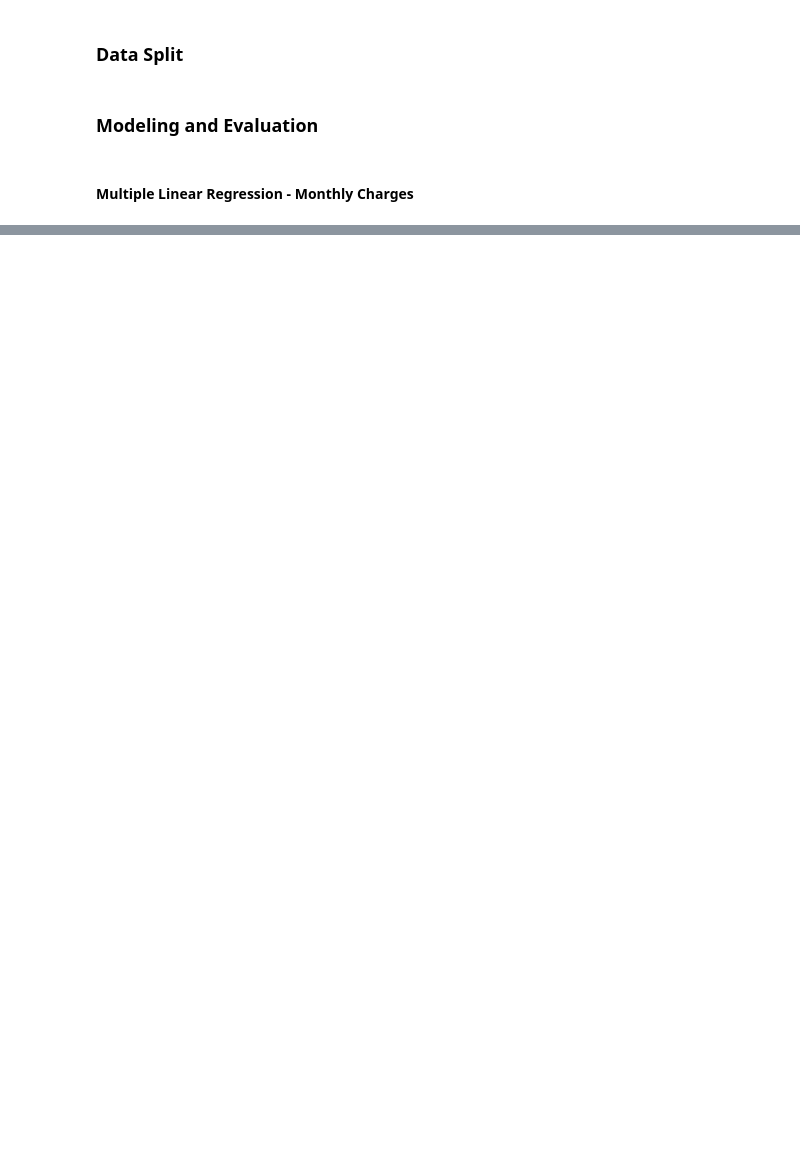
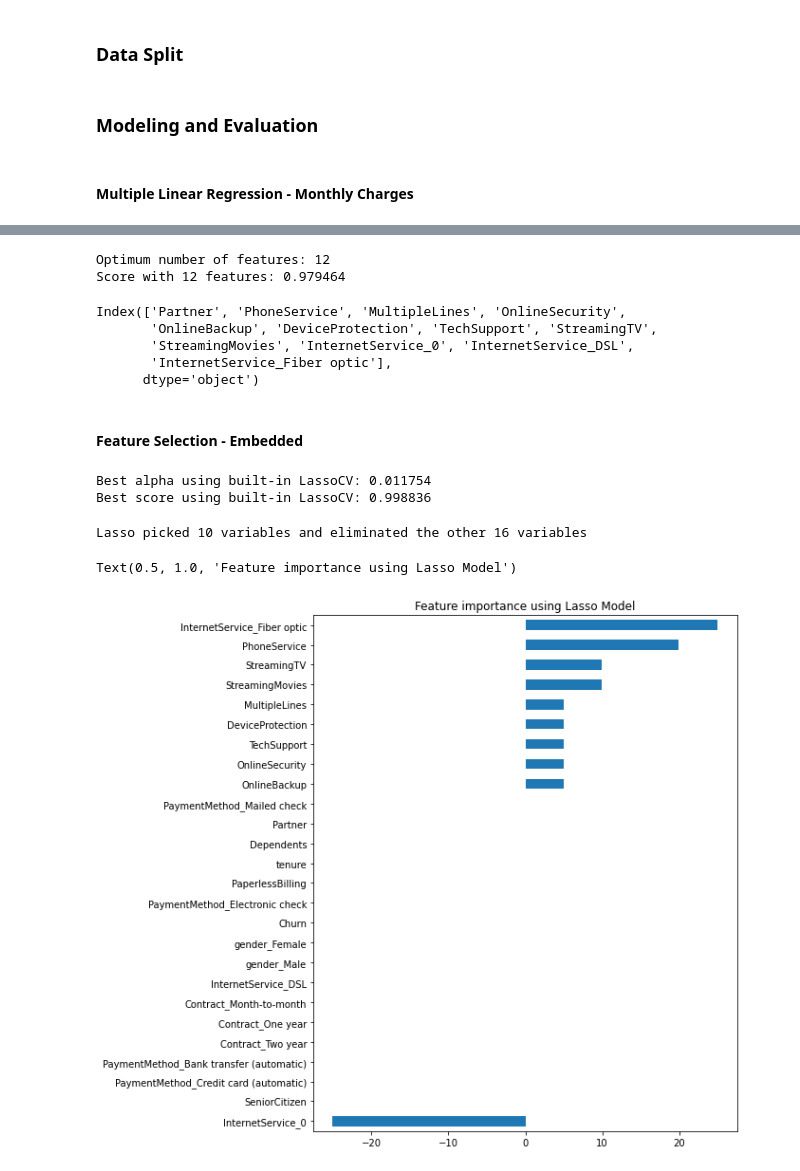
Before and after one commit to lijjumathew/MSDS-Machine-Learning-1-Project, a Jupyter notebook: Code/EvanClassification.ipynb, the cells around one changed output, grey strips where cells are left out. Cells and saved outputs as stored; diff of their text form; code cells hidden in the pictures; blank space fills up the shorter version.

Commit message:
Add feature selection options

```diff
--- a/Code/EvanClassification.ipynb
+++ b/Code/EvanClassification.ipynb
@@ -95,9 +95,0 @@ plt.show
-# %%
-std = StandardScaler()
-std.fit(x.values)
-x_scaled = std.transform(x.values)
-alphavec = 10**np.linspace(-3,3,200)
-lasso_model = LassoCV(alphas = alphavec, cv=5)
-lasso_model.fit(x_scaled, y)
-print('LASSO best alpha: ', lasso_model.alpha_ )
-list(zip(x.columns, lasso_model.coef_))
@@ -122,0 +178,69 @@ LASSO best alpha:  0.007488103857590023
+# %%
+# Recursive feature elimination
+
+#no of features
+nof_list=np.arange(1,13)
+high_score=0
+#Variable to store the optimum features
+nof=0
+score_list =[]
+for n in range(len(nof_list)):
+    x_train, x_test, y_train, y_test = train_test_split(x,y, test_size = 0.3, random_state = 0)
+    model = LinearRegression()
+    rfe = RFE(model,nof_list[n])
+    x_train_rfe = rfe.fit_transform(x_train,y_train)
+    x_test_rfe = rfe.transform(x_test)
+    model.fit(x_train_rfe,y_train)
+    score = model.score(x_test_rfe,y_test)
+    score_list.append(score)
+    if(score>high_score):
+        high_score = score
+        nof = nof_list[n]
+print("Optimum number of features: %d" %nof)
+print("Score with %d features: %f" % (nof, high_score))
+# %% [output]
+Optimum number of features: 12
+Score with 12 features: 0.979464
+# %%
+cols = list(x.columns)
+model = LinearRegression()
+#Initializing RFE model
+rfe = RFE(model, 12)
+#Transforming data using RFE
+x_rfe = rfe.fit_transform(x,y)
+#Fitting the data to model
+model.fit(x_rfe,y)
+temp = pd.Series(rfe.support_,index = cols)
+selected_features_rfe = temp[temp==True].index
+print(selected_features_rfe)
+# %% [output]
+Index(['Partner', 'PhoneService', 'MultipleLines', 'OnlineSecurity',
+       'OnlineBackup', 'DeviceProtection', 'TechSupport', 'StreamingTV',
+       'StreamingMovies', 'InternetService_0', 'InternetService_DSL',
+       'InternetService_Fiber optic'],
+      dtype='object')
+# %% [markdown]
+#### Feature Selection - Embedded
+# %%
+# LASSO
+reg = LassoCV()
+reg.fit(x, y)
+print("Best alpha using built-in LassoCV: %f" % reg.alpha_)
+print("Best score using built-in LassoCV: %f" %reg.score(x,y))
+coef = pd.Series(reg.coef_, index = x.columns)
+# %% [output]
+Best alpha using built-in LassoCV: 0.011754
+Best score using built-in LassoCV: 0.998836
+# %%
+print("Lasso picked " + str(sum(coef != 0)) + " variables and eliminated the other " +  str(sum(coef == 0)) + " variables")
+# %% [output]
+Lasso picked 10 variables and eliminated the other 16 variables
+# %%
+imp_coef = coef.sort_values()
+import matplotlib
+matplotlib.rcParams['figure.figsize'] = (8.0, 10.0)
+imp_coef.plot(kind = "barh")
+plt.title("Feature importance using Lasso Model")
+# %% [output]
+Text(0.5, 1.0, 'Feature importance using Lasso Model')
+[figure, added]
```
Also changed, not shown: parts of 13 cells of this notebook.
